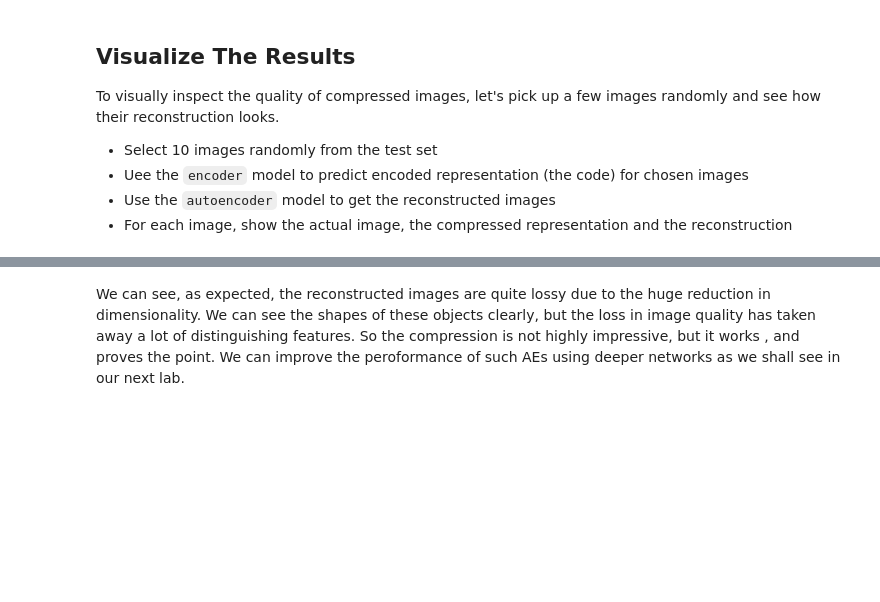
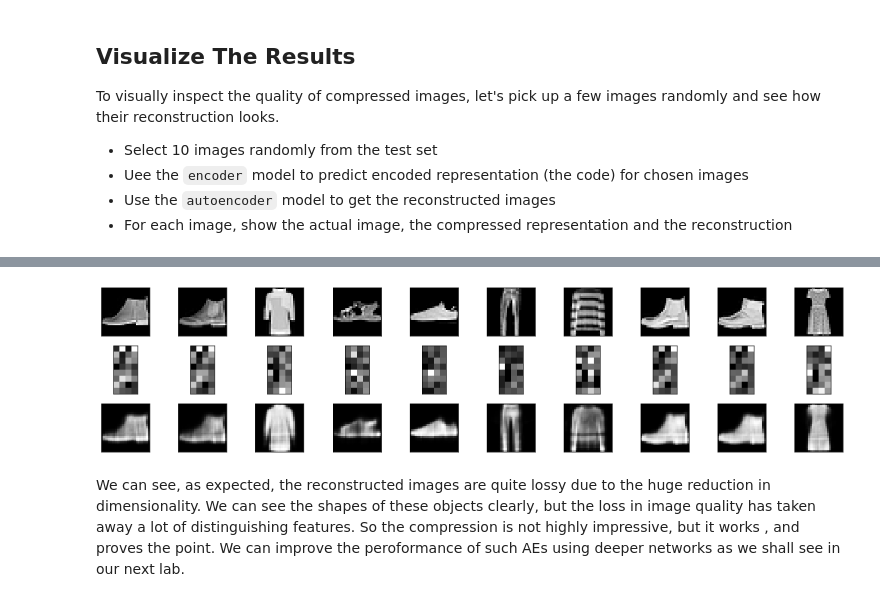
Before and after one commit to steeznation16/dsc-4-45-03-building-simple-autoencoder-lab-online-ds-ft-100118, a Jupyter notebook: index.ipynb, the cells around one changed output, grey strips where cells are left out. Cells and saved outputs as stored; diff of their text form; code cells hidden in the pictures; blank space fills up the shorter version.

```diff
--- a/index.ipynb
+++ b/index.ipynb
@@ -98,0 +96,10 @@ _________________________________________________________________
+# %%
+input_dim = X_train.shape[1]
+encoding_dim = 32
+compression_factor = float(input_dim) / encoding_dim
+print("Compression Factor: %s" % compression_factor)
+
+autoencoder = Sequential()
+autoencoder.add(Dense(encoding_dim, input_shape=(input_dim,), activation='relu'))
+autoencoder.add(Dense(input_dim, activation='sigmoid'))
+autoencoder.summary()
@@ -120,0 +128,6 @@ _________________________________________________________________
+# %%
+input_img = Input(shape=(input_dim,))
+encoder_layer = autoencoder.layers[0]
+encoder = Model(input_img, encoder_layer(input_img))
+
+encoder.summary()
@@ -155,0 +158,3 @@ Epoch 20/20
+# %%
+autoencoder.compile(optimizer='adam', loss='binary_crossentropy')
+autoencoder.fit(X_train, X_train, epochs=20, batch_size=256, shuffle=True, validation_data=(X_test, X_test))
@@ -173,3 +191,37 @@ To visually inspect the quality of compressed images, let's pick up a few images
+# %%
+num_images = 10
+np.random.seed(50)
+random_test_images = np.random.randint(X_test.shape[0], size=num_images)
+
+encoded_imgs = encoder.predict(X_test)
+decoded_imgs = autoencoder.predict(X_test)
+
+plt.figure(figsize=(18,4))
+
+for i, image_idx in enumerate(random_test_images):
+    # plot original image
+    ax = plt.subplot(3, num_images, i + 1)
+    plt.imshow(X_test[image_idx].reshape(28, 28))
+    plt.gray()
+    ax.get_xaxis().set_visible(False)
+    ax.get_yaxis().set_visible(False)
+
+    # plot encoded image
+    ax = plt.subplot(3, num_images, num_images + i + 1)
+    plt.imshow(encoded_imgs[image_idx].reshape(8, 4))
+    plt.gray()
+    ax.get_xaxis().set_visible(False)
+    ax.get_yaxis().set_visible(False)
+
+    # plot reconstructed image
+    ax = plt.subplot(3, num_images, 2*num_images + i + 1)
+    plt.imshow(decoded_imgs[image_idx].reshape(28, 28))
+    plt.gray()
+    ax.get_xaxis().set_visible(False)
+    ax.get_yaxis().set_visible(False)
+plt.show()
+# %% [output]
+[figure, added]
 # %% [markdown]
 We can see, as expected, the reconstructed images are quite lossy due to the huge reduction in dimensionality. We can see the shapes of these objects clearly, but the loss in image quality has taken away a lot of distinguishing features. So the compression is not highly impressive, but it works , and proves the point. We can improve the peroformance of such AEs using deeper networks as we shall see in our next lab.
 # %% [markdown]
```
Also changed, not shown: parts of 13 cells of this notebook.
